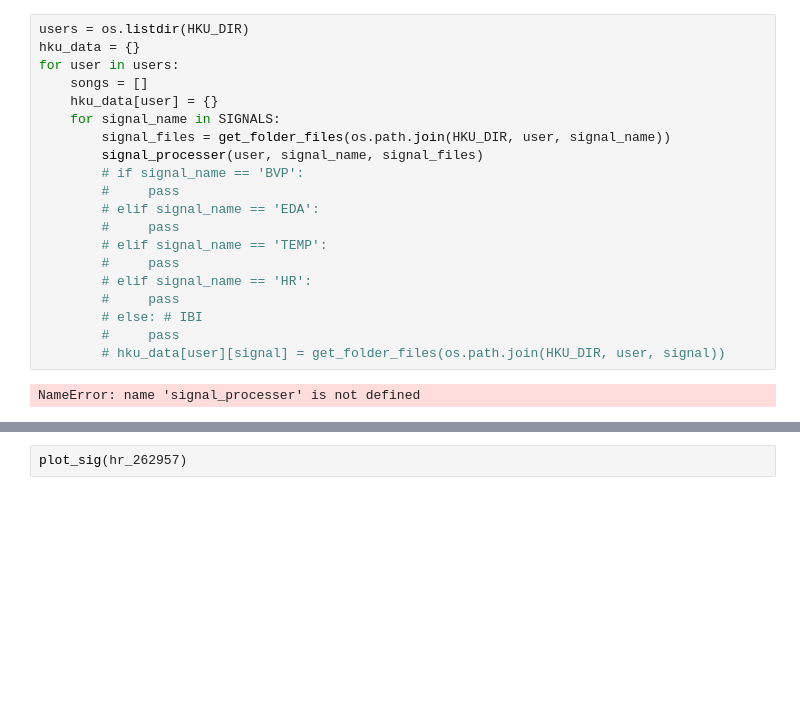
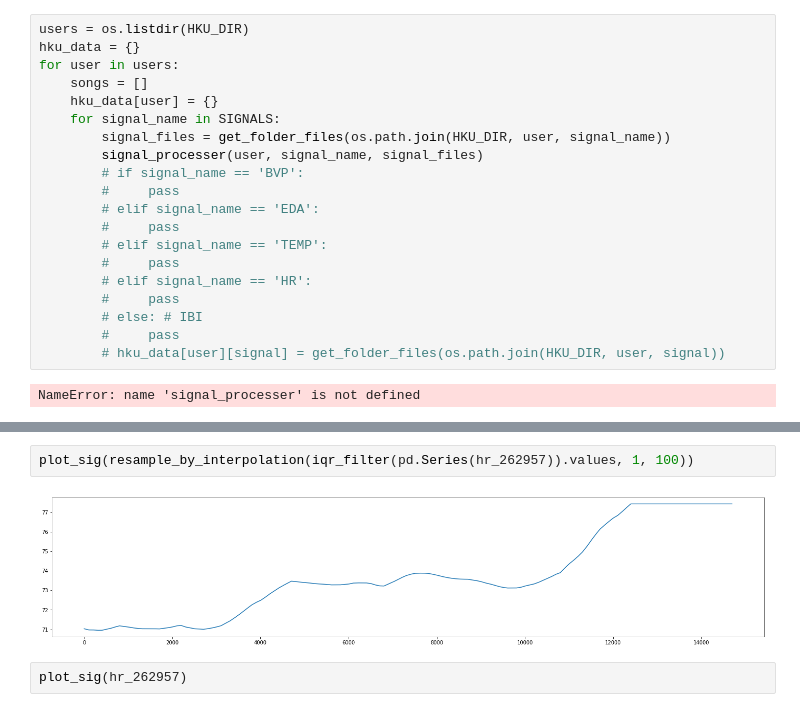
Before and after one commit to AlanConstantine/TPMER, a Jupyter notebook: preprocessing.ipynb, the cells around one changed output, grey strips where cells are left out. Cells and saved outputs as stored; diff of their text form; blank space fills up the shorter version.

```diff
--- a/preprocessing.ipynb
+++ b/preprocessing.ipynb
@@ -83,3 +100,7 @@ plot_sig(iqr_filter(pd.Series(hr_262957)).values)
+# %%
+plot_sig(resample_by_interpolation(iqr_filter(pd.Series(hr_262957)).values, 1, 100))
+# %% [output]
+[figure, added]
 # %%
 plot_sig(hr_262957)
 # %% [output]
```
Also changed, not shown: parts of 6 cells of this notebook, 1 other file.
